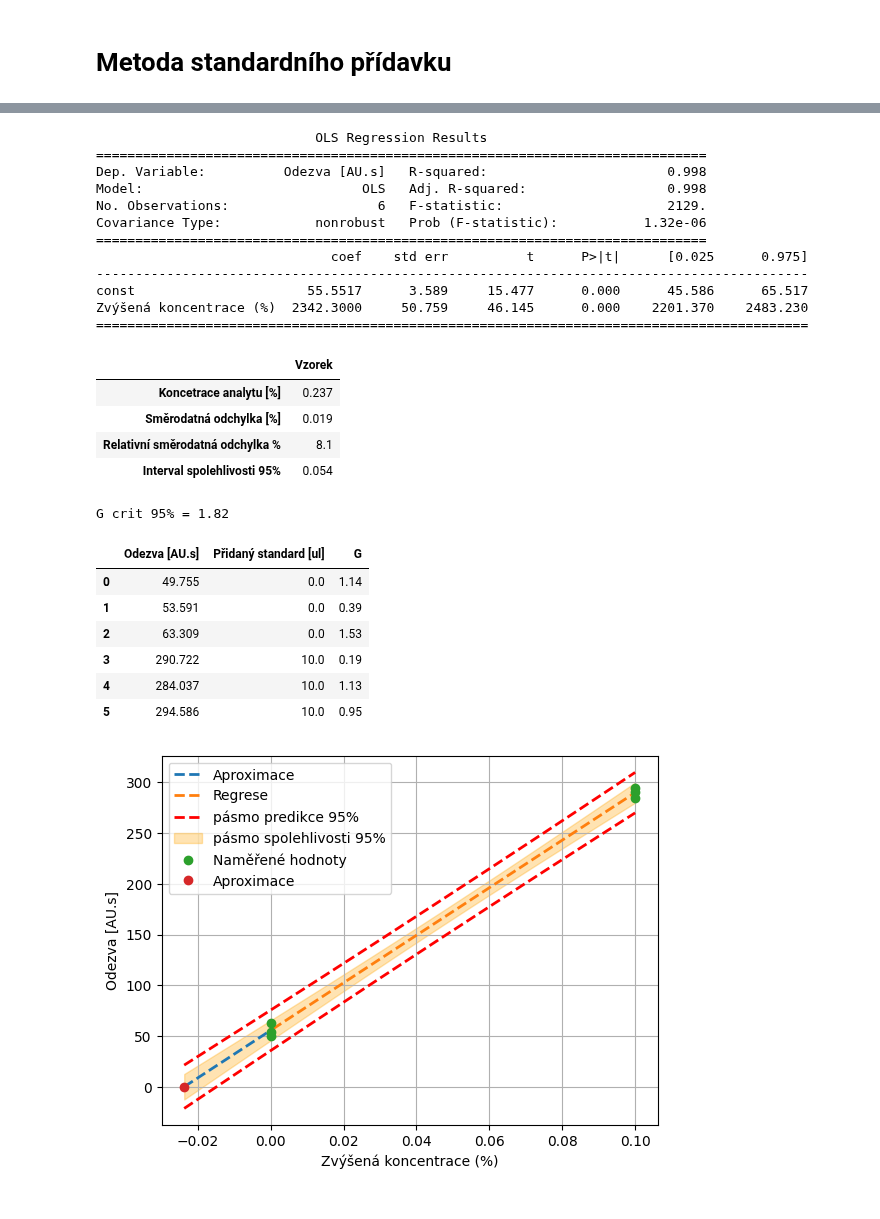
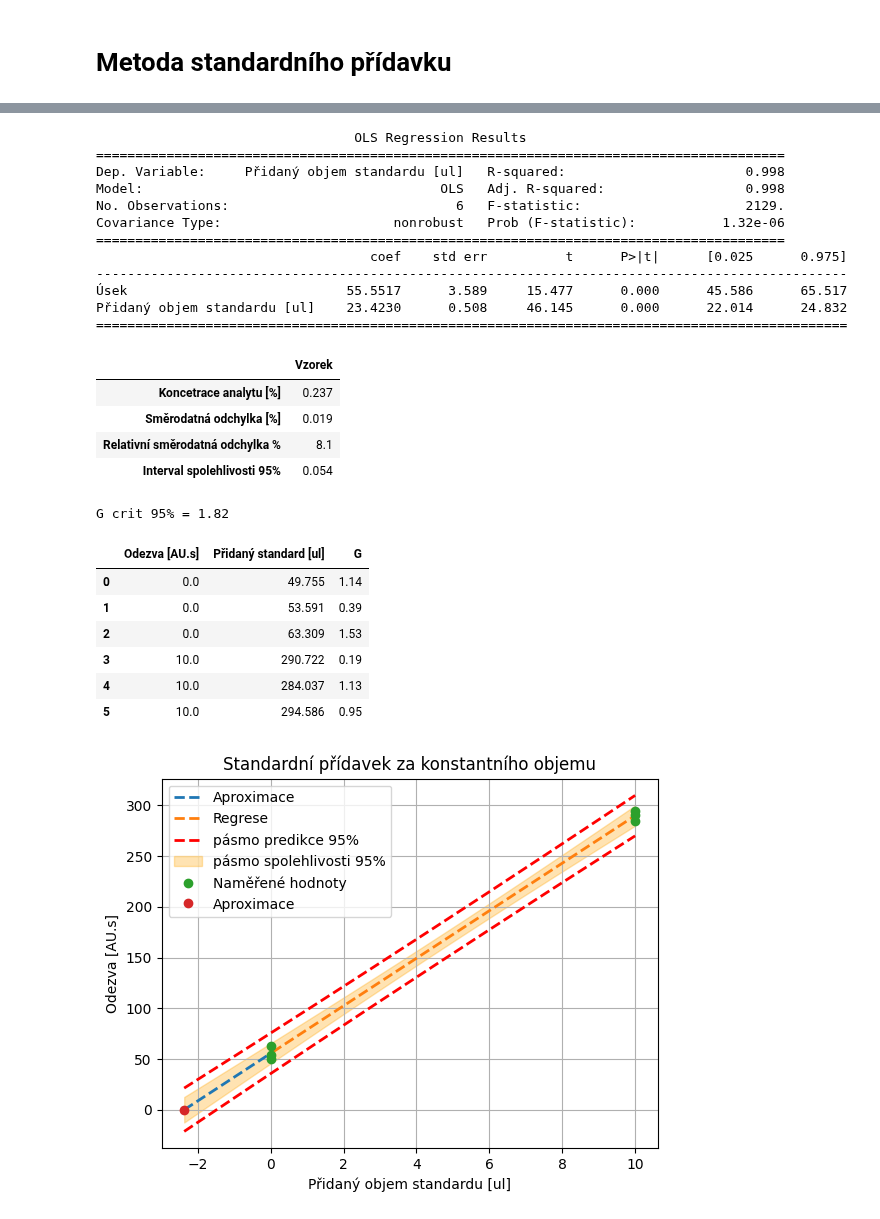
Before and after one commit to Xixaus/Nastroje, a Jupyter notebook: Standardni_pridavek_new.ipynb, the cells around one changed output, grey strips where cells are left out. Cells and saved outputs as stored; diff of their text form; code cells hidden in the pictures.

```diff
--- a/Standardni_pridavek_new.ipynb
+++ b/Standardni_pridavek_new.ipynb
@@ -30,14 +27,14 @@ V případě že některá hodnota bude odlehlá od kalibrační závislosti, be
 #@title Vstupní hodnoty { run: "auto", vertical-output: true }
 V_unit = 'ul' #@param {type:"string"}
 R_unit = "AU.s" #@param {type:"string"}
-X_axys_name = "Zvysena koncentrace" #@param ["Zvysena koncentrace", "Pridany objem standardu"]
+X_axys_name = "Pridany objem standardu" #@param ["Zvysena koncentrace", "Pridany objem standardu"]
 V_flask = 10000#@param {type:"number"}
 V_sample =  1000#@param {type:"number"}
 R_sample = "49,755; 53,591; 63,309" #@param {type:"string"}
 c_standard =  100#@param {type:"number"}
 c_unit = '%' #@param {type:"string"}
 V_standards = "10"#@param {type:"string"}
-R_standards = "290,722; 284,037; 294,586"#@param {type:"string"}
+R_standards = "290,722; 284,037;294,586"#@param {type:"string"}
 prediction_band = True #@param {type:"boolean"}
 outlier_test = True #@param {type:"boolean"}
 # %%
@@ -48,7 +45,6 @@ import pandas as pd
 import numpy as np
 import scipy.stats
 import statsmodels.api as sm
-import statsmodels.formula.api as smf
 import warnings
 
 warnings.simplefilter('ignore', sm.tools.sm_exceptions.ValueWarning)
@@ -63,7 +59,7 @@ def data_extract(V_standards, R_sample, R_standards):
 
     for i in range(len(list2)):
         for num in list2[i].split(';'):
-            data.append([float(num), float(list1[i])])
+            data.append([float(list1[i]), float(num)])
 
     col = [f"Odezva [{R_unit}]", f"Přidaný standard [{V_unit}]"]
 
@@ -73,7 +69,7 @@ def std_reg(df, model):
     if model.df_resid == 0:
       return (0)
 
-    x, y = df.iloc[:,1].values, df.iloc[:,0].values
+    x, y = df.iloc[:,0].values, df.iloc[:,1].values
     intercept = model.params[1]
     sxx = np.var(x, ddof=0) * len(x) #čitatel kovarience xx
     Sy = np.sqrt(model.scale) #Směrodatná odchylka regrese
@@ -149,8 +145,8 @@ def outlier_value(model):
   return (df)
 
 def intervals(model, df, sample):
-    x = df.iloc[:,1]
-    y = df.iloc[:,0]
+    x = df.iloc[:,0]
+    y = df.iloc[:,1]
     t = scipy.stats.t.ppf(0.975, model.df_resid)
 
     x_line = np.linspace(-sample, np.max(x), 200)
@@ -167,7 +163,7 @@ if V_flask == None: #Volba konstatního objemu nebo přídavku
   graph_name = "Standardní přídavek"
   if X_axys_name == "Zvysena koncentrace": #zjištění volby zobrazení
     x_name = f"Zvýšená koncentrace ({c_unit})" #vytvoření legendy
-    df.iloc[:,1] = (df.iloc[:,1] * c_standard)/ V_sample
+    df.iloc[:,0] = (df.iloc[:,0] * c_standard)/ V_sample
   else:
     x_name = f"Přidaný objem standardu ({V_unit})"
 
@@ -175,15 +171,15 @@ else:
   graph_name = "Standardní přídavek za konstantního objemu"
   if X_axys_name == "Zvysena koncentrace": #zjištění volby zobrazení
     x_name = f"Zvýšená koncentrace ({c_unit})" #vytvoření legendy
-    df.iloc[:,1] = df.iloc[:,1] * c_standard / V_flask #přepočtení objemů standardu na koncentraci v odměrné baňce
+    df.iloc[:,0] = df.iloc[:,0] * c_standard / V_flask #přepočtení objemů standardu na koncentraci v odměrné baňce
   else:
     x_name = f"Přidaný objem standardu [{V_unit}]"
 
 df = df.rename(columns={f"Přidaný standard [{V_unit}]": x_name})
 
-model = sm.OLS(df.iloc[:,0], sm.add_constant(df.iloc[:,1])).fit()
+model = sm.OLS(df.iloc[:,1], sm.add_constant(df.iloc[:,0])).fit()
 print(model.summary(slim = True).tables[0])
-print('\n'.join(str(model.summary().tables[1]).split('\n')[1:]))
+print('\n'.join(str(model.summary(xname=["Úsek", df.columns[1]]).tables[1]).split('\n')[1:]))
 print()
 
 sample = model.params[0] / model.params[1] #vypočtení množství standardu/koncentrace vzorku
@@ -193,51 +189,53 @@ mask_aproximation, mask_regresion = intervals["x"] < 0, intervals["x"] > 0
 
 display(result)
 
 if outlier_test == True:
   display(outlier_value(model))
 
+print()
+
+plt.title(graph_name)
 plt.plot(intervals.loc[mask_aproximation, "x"], intervals.loc[mask_aproximation, "y"], '--', lw=2, label="Aproximace")
 plt.plot(intervals.loc[mask_regresion, "x"], intervals.loc[mask_regresion, "y"], '--', lw=2, label="Regrese")
 
 if prediction_band == True:
     plt.plot(intervals["x"], intervals["under_ci"], 'r--', lw=2)
     plt.plot(intervals["x"], intervals["upp_ci"], 'r--', lw=2, label="pásmo predikce 95%")
     plt.fill_between(intervals["x"], intervals["under_pi"], intervals["upp_pi"] , color='orange', alpha=0.3, label="pásmo spolehlivosti 95%")
 
-plt.plot(df.iloc[:,1].values, df.iloc[:,0].values, 'o', label="Naměřené hodnoty")
+plt.plot(df.iloc[:,0].values, df.iloc[:,1].values, 'o', label="Naměřené hodnoty")
 plt.plot(-sample, 0, 'o', label="Aproximace")
 
 plt.legend()
 plt.grid()
 plt.xlabel(x_name)
 plt.ylabel(f"Odezva [{R_unit}]")
-
 plt.savefig("graph.svg", bbox_inches="tight")
 plt.show()
 # %% [output]
-                            OLS Regression Results
-==============================================================================
-Dep. Variable:          Odezva [AU.s]   R-squared:                       0.998
-Model:                            OLS   Adj. R-squared:                  0.998
-No. Observations:                   6   F-statistic:                     2129.
-Covariance Type:            nonrobust   Prob (F-statistic):           1.32e-06
-==============================================================================
-                              coef    std err          t      P>|t|      [0.025      0.975]
--------------------------------------------------------------------------------------------
-const                      55.5517      3.589     15.477      0.000      45.586      65.517
-Zvýšená koncentrace (%)  2342.3000     50.759     46.145      0.000    2201.370    2483.230
-===========================================================================================
+                                 OLS Regression Results
+========================================================================================
+Dep. Variable:     Přidaný objem standardu [ul]   R-squared:                       0.998
+Model:                                      OLS   Adj. R-squared:                  0.998
+No. Observations:                             6   F-statistic:                     2129.
+Covariance Type:                      nonrobust   Prob (F-statistic):           1.32e-06
+========================================================================================
+                                   coef    std err          t      P>|t|      [0.025      0.975]
+------------------------------------------------------------------------------------------------
+Úsek                            55.5517      3.589     15.477      0.000      45.586      65.517
+Přidaný objem standardu [ul]    23.4230      0.508     46.145      0.000      22.014      24.832
+================================================================================================
 |  | Vzorek |
 | Koncetrace analytu [%] | 0.237 |
 | Směrodatná odchylka [%] | 0.019 |
 | Relativní směrodatná odchylka % | 8.1 |
 | Interval spolehlivosti 95% | 0.054 |
 G crit 95% = 1.82
 |  | Odezva [AU.s] | Přidaný standard [ul] | G |
-| 0 | 49.755 | 0.0 | 1.14 |
-| 1 | 53.591 | 0.0 | 0.39 |
-| 2 | 63.309 | 0.0 | 1.53 |
-| 3 | 290.722 | 10.0 | 0.19 |
-| 4 | 284.037 | 10.0 | 1.13 |
-| 5 | 294.586 | 10.0 | 0.95 |
+| 0 | 0.0 | 49.755 | 1.14 |
+| 1 | 0.0 | 53.591 | 0.39 |
+| 2 | 0.0 | 63.309 | 1.53 |
+| 3 | 10.0 | 290.722 | 0.19 |
+| 4 | 10.0 | 284.037 | 1.13 |
+| 5 | 10.0 | 294.586 | 0.95 |
-[figure, old version]
+[figure, new version]
```
Also changed, not shown: parts of 4 cells of this notebook.
